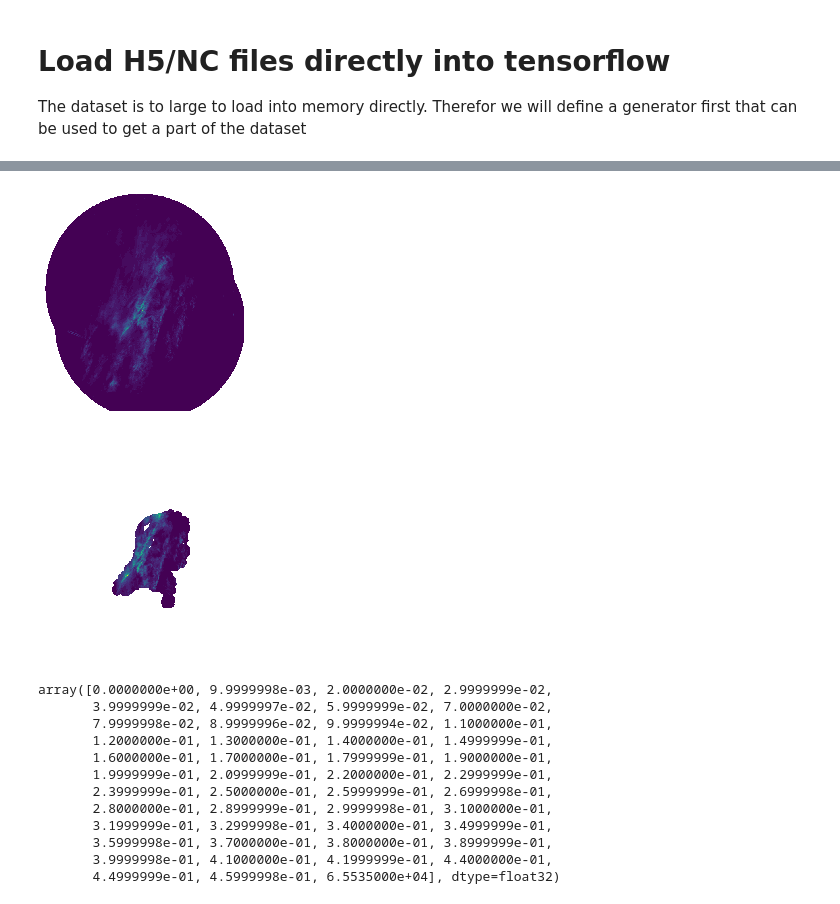
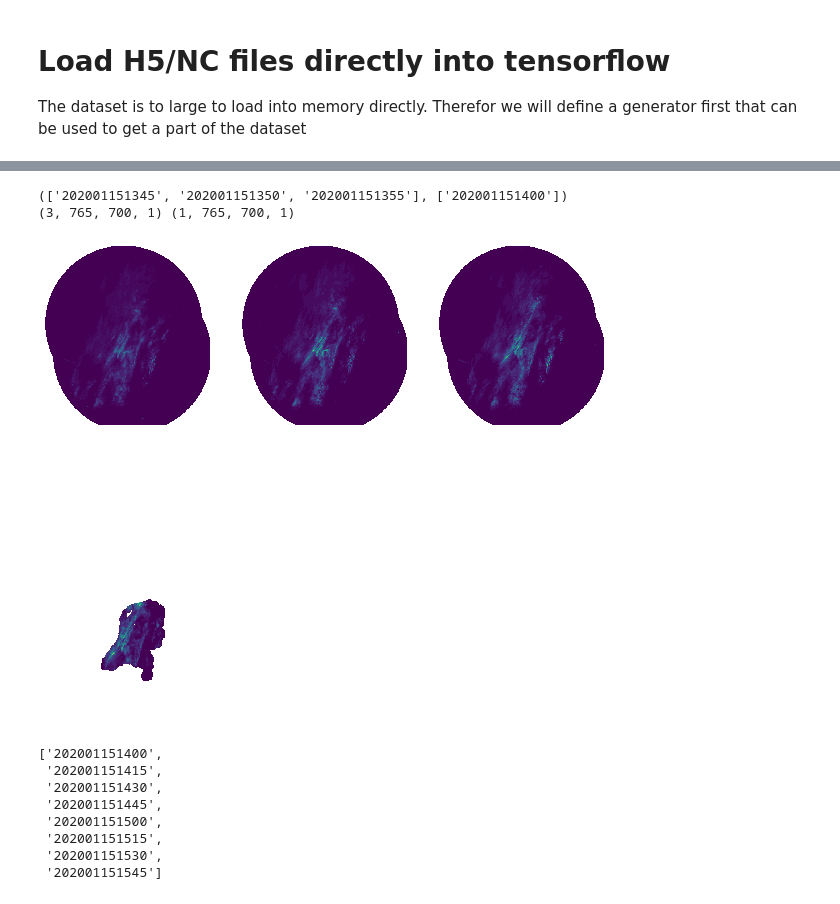
Before and after one commit to KoertS/precipitation-nowcasting-using-GANs, a Jupyter notebook: precipitation_forecasting/data_loader.ipynb, the cells around one changed output, grey strips where cells are left out. Saved outputs shown, nothing was run; the diff lists cells and outputs as text; code cells hidden in the pictures.

Commit message:
Adapting the code to data generator object

```diff
--- a/precipitation_forecasting/data_loader.ipynb
+++ b/precipitation_forecasting/data_loader.ipynb
@@ -20,6 +12,0 @@ def plot_radar(rdr_arr):
-# %%
-ts = 201812190800
-path = '/nobackup/users/schreurs/project_GAN/dataset_radar' + '/RAD_NL25_RAC_RT_{}.h5'.format(ts)
-
-with h5py.File(path, 'r') as f:
-    radar_img = f['image1']['image_data'][:]
@@ -70,37 +104,39 @@ class generator:
 # %%
-a = datetime.datetime(year=2020, month=1,day=15,hour=14, minute=0)
+def create_ds(dt, x_size=3,y_size=1):
+    fns = filenames_xy(dt,x_size,y_size)
+    print(fns)
+    x_type = tf.uint16
+    y_type= tf.float32
+    x_shape = tf.TensorShape([x_size, 765, 700, 1])
+    y_shape = tf.TensorShape([y_size,765, 700, 1])
 
-
-x_type = tf.uint16
-y_type= tf.float32
-x_shape = y_shape = tf.TensorShape([765, 700, 1])
-
-ds = tf.data.Dataset.from_generator(
-    generator(a),
-    output_types= (x_type, y_type),
-    output_shapes= (x_shape, y_shape),
-    )
-
-
-for element in ds:
-    x, y = element
-    plot_radar(x)
-    plot_radar(y)
+    ds = tf.data.Dataset.from_generator(
+        generator(fns),
+        output_types= (x_type, y_type),
+        output_shapes= (x_shape, y_shape),
+        )
+    return ds
-# %% [output]
-[figure, removed]
-[figure, removed]
-# %%
-np.unique(y)
-# %% [output]
-array([0.0000000e+00, 9.9999998e-03, 2.0000000e-02, 2.9999999e-02,
-       3.9999999e-02, 4.9999997e-02, 5.9999999e-02, 7.0000000e-02,
-       7.9999998e-02, 8.9999996e-02, 9.9999994e-02, 1.1000000e-01,
-       1.2000000e-01, 1.3000000e-01, 1.4000000e-01, 1.4999999e-01,
-       1.6000000e-01, 1.7000000e-01, 1.7999999e-01, 1.9000000e-01,
-       1.9999999e-01, 2.0999999e-01, 2.2000000e-01, 2.2999999e-01,
-       2.3999999e-01, 2.5000000e-01, 2.5999999e-01, 2.6999998e-01,
-       2.8000000e-01, 2.8999999e-01, 2.9999998e-01, 3.1000000e-01,
-       3.1999999e-01, 3.2999998e-01, 3.4000000e-01, 3.4999999e-01,
-       3.5999998e-01, 3.7000000e-01, 3.8000000e-01, 3.8999999e-01,
-       3.9999998e-01, 4.1000000e-01, 4.1999999e-01, 4.4000000e-01,
-       4.4999999e-01, 4.5999998e-01, 6.5535000e+04], dtype=float32)
+# %%
+dt = datetime(year=2020, month=1,day=15,hour=14, minute=0)
+d = create_ds(dt,x_size=3,y_size=1)
+
+for element in d:
+    x, y = element
+    print(x.shape,y.shape)
+    plotIO(x,y)
+# %% [output]
+(['202001151345', '202001151350', '202001151355'], ['202001151400'])
+(3, 765, 700, 1) (1, 765, 700, 1)
+[figure, added]
+# %%
+x_size=3
+dts = np.arange(datetime(2020,1,15,14), datetime(2020,1,15,16), timedelta(minutes=5*x_size)).astype(datetime)
+# %% [output]
+['202001151400',
+ '202001151415',
+ '202001151430',
+ '202001151445',
+ '202001151500',
+ '202001151515',
+ '202001151530',
+ '202001151545']
```
Also changed, not shown: parts of 11 cells of this notebook.
